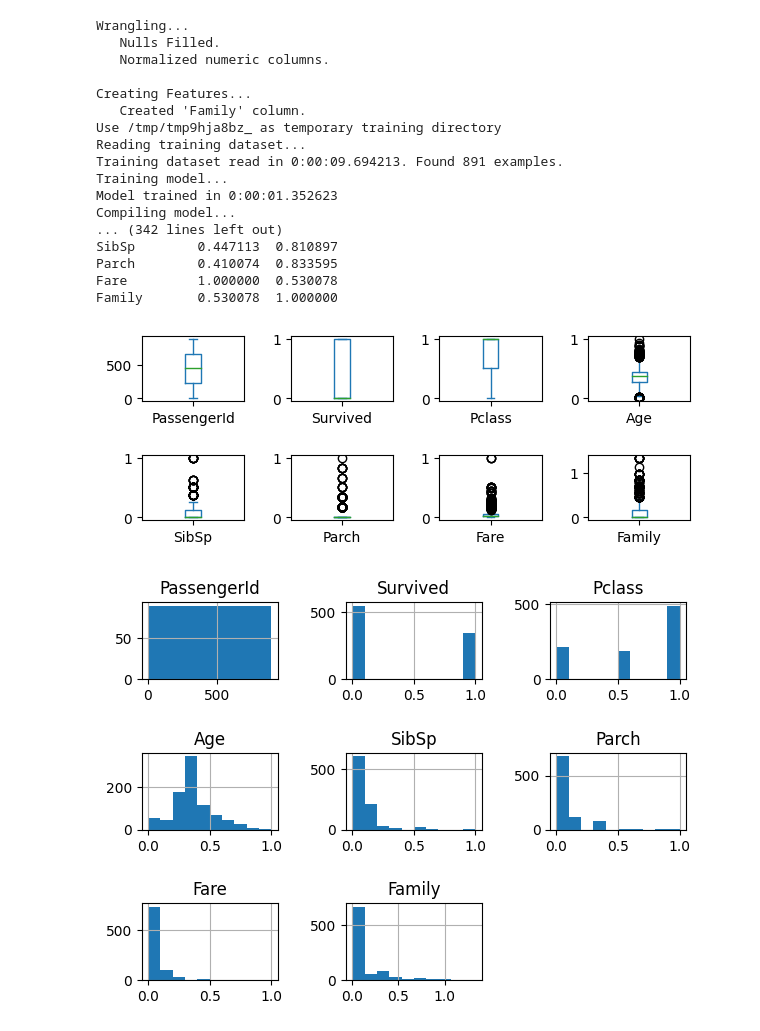
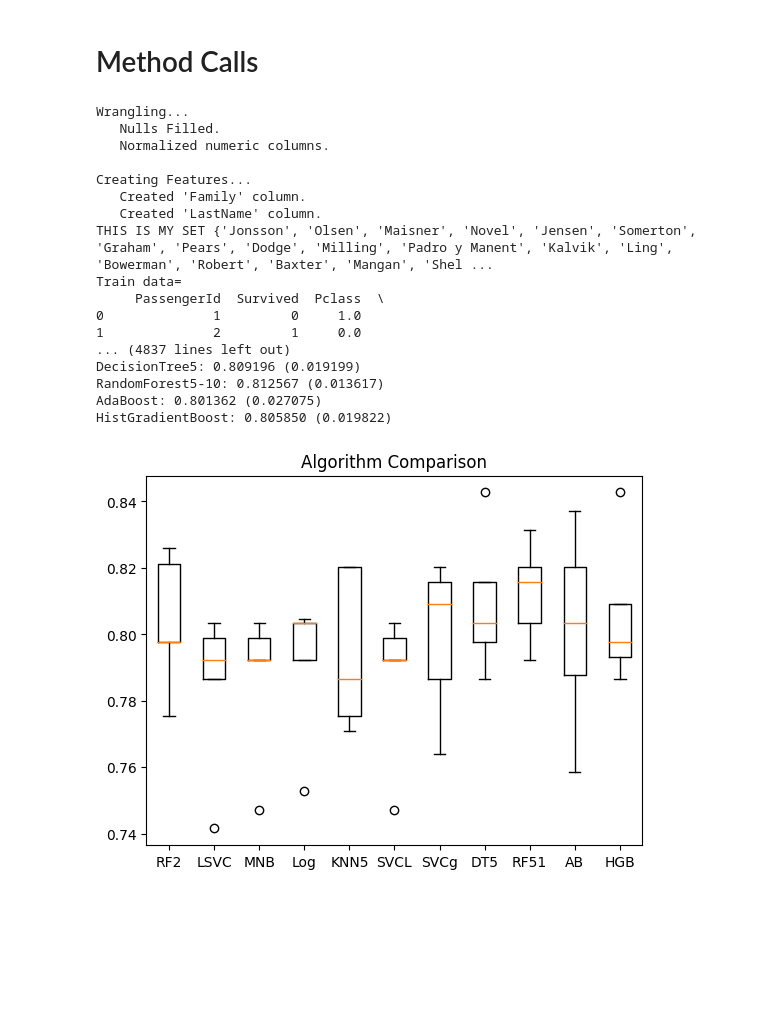
Before and after one commit to randaz99/DataScienceCommittee, a Jupyter notebook: Titanic.ipynb, the cells around one changed output. Cells and saved outputs as stored; diff of their text form; code cells hidden in the pictures; blank space fills up the shorter version.

```diff
--- a/Titanic.ipynb
+++ b/Titanic.ipynb
@@ -16,6 +18,7 @@ testData = pd.read_csv("/content/drive/MyDrive/Colab Notebooks/test.csv")
 """The funtions bellow act on the data"""
 # just prints the data
 def printData():
+  #pd.set_option("display.max_rows", None)
   print(f"Train data=\n{trainData}")
   print(f"Test data=\n{testData}")
 
@@ -25,6 +28,35 @@ def family(trainData, testData):
   testData["Family"] = testData["SibSp"] + testData["Parch"]
 
   print("   Created 'Family' column.")
+
+
+# makes the column Last Name column which is just the peroson last name
+def lastName(trainData, testData):
+  trainData["LastName"] = trainData["Name"].str.split(',').str[0]
+  testData["LastName"] = testData["Name"].str.split(',').str[0]
+
+  print("   Created 'LastName' column.")
+
+def makeFamCodes(trainData, testData):
+  trainNameSet = set(trainData["LastName"])
+  testNameSet = set(testData["LastName"])
+
+  print(f"THIS IS MY SET {trainNameSet}")
+
+  trainData["FamCode"] = ''
+  testData["FamCode"] = ''
+
+  i = 0
+  for name in trainNameSet:
+    trainData["FamCode"] += trainData["LastName"].apply(lambda s: str(i) if s == name else "")
+
+    i = i + 1
+
+  for name in testNameSet:
+    testData["FamCode"] += testData["LastName"].apply(lambda s: str(i) if s == name else "")
+
+    i = i + 1
+
 
 # FILLING in NULLS #
 def wrangleMean(trainData, testData):
@@ -284,5 +316,9 @@ Successfully installed tensorflow_decision_forests-1.8.1 wurlitzer-3.0.3
+# %% [markdown]
+# Method Calls
 # %%
 # METHOD CALLS #
+
+#displayCorrelations(trainData)
 
 # WRANGLING #
 print('\nWrangling...')
@@ -294,47 +330,47 @@ wrangleNorm(trainData, testData, exclude=["PassengerId"])
 # FEATURE ENGINEERING #
 print('\nCreating Features...')
 family(trainData, testData)
-#printData()
+lastName(trainData, testData)
+makeFamCodes(trainData, testData)
+printData()
 
 # FEATURE SETS #
 features = ["Sex","Fare","Age","SibSp","Parch"]
 features1 = ["Sex","Fare","Age","Family"]
 features2 = ["Sex","Fare","Age","Family","Pclass","Embarked"]
 featuresALL = ["Sex","Fare","Age","Family","Pclass","Name","Ticket","Cabin","Embarked","PassengerId"]
 
 # TESTING #
-predictImportance(trainData)
-displayCorrelations(trainData)
+#predictImportance(trainData)
 testModels(trainData,features)
 #testModels(trainData, features1)
 #testModels(trainData, features2)
 #testModels(trainData, featuresALL)
 
 # For  predictiing & submitting #
 print('\nPredicting...')
 #prediction = outPrediction(trainData, testData)
 predictionsList = outputPredictionsList(trainData,testData,features2)
 #print(predictionsList)
 concensus = outputConcensus(predictionsList)
 #print(concensus)
 modelToCSV(testData,concensus)
 # %% [output]
 Wrangling...
    Nulls Filled.
    Normalized numeric columns.
 
 Creating Features...
    Created 'Family' column.
-Use /tmp/tmp9hja8bz_ as temporary training directory
-Reading training dataset...
-Training dataset read in 0:00:09.694213. Found 891 examples.
-Training model...
-Model trained in 0:00:01.352623
-Compiling model...
-... (342 lines left out)
-SibSp        0.447113  0.810897
-Parch        0.410074  0.833595
-Fare         1.000000  0.530078
-Family       0.530078  1.000000
+   Created 'LastName' column.
+THIS IS MY SET {'Jonsson', 'Olsen', 'Maisner', 'Novel', 'Jensen', 'Somerton', 'Graham', 'Pears', 'Dodge', 'Milling', 'Padro y Manent', 'Kalvik', 'Ling', 'Bowerman', 'Robert', 'Baxter', 'Mangan', 'Shel ...
+Train data=
+     PassengerId  Survived  Pclass  \
+0              1         0     1.0
+1              2         1     0.0
+... (4837 lines left out)
+DecisionTree5: 0.809196 (0.019199)
+RandomForest5-10: 0.812567 (0.013617)
+AdaBoost: 0.801362 (0.027075)
+HistGradientBoost: 0.805850 (0.019822)
-[figure, old version]
+[figure, new version]
-[figure, removed]
```
Also changed, not shown: parts of 3 cells of this notebook.
